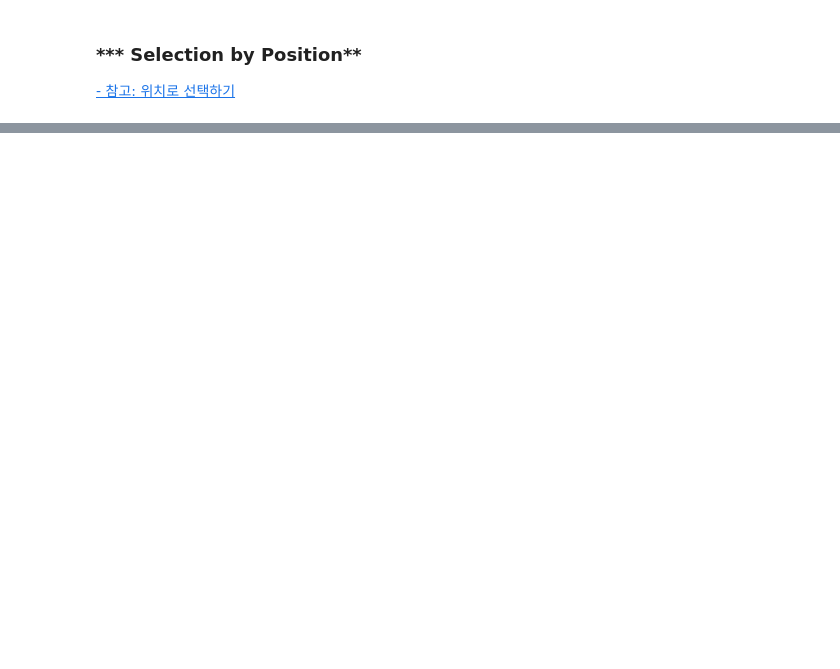
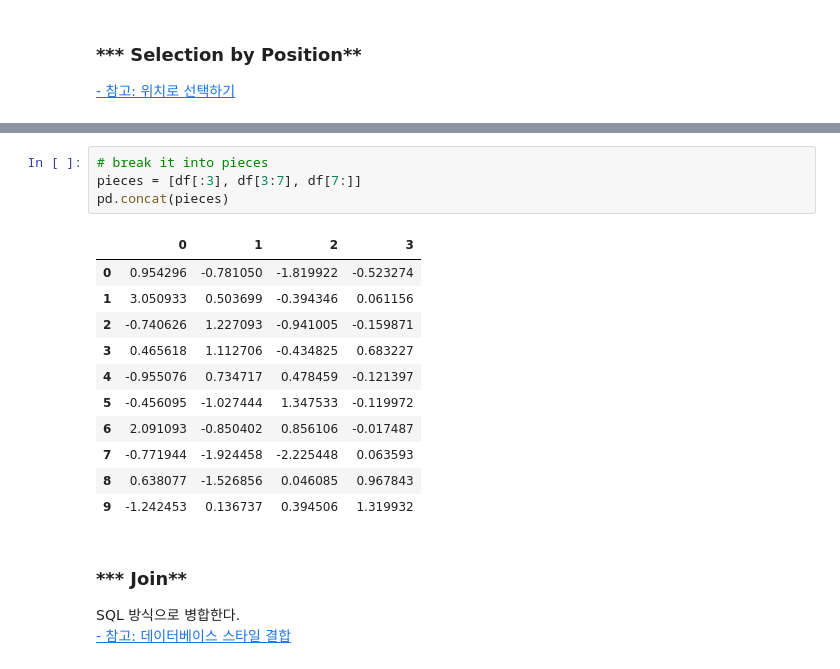
Before and after one commit to ne-choi/textbook, a Jupyter notebook: 10_minutes_to_pandas/Pandas_10분_완성.ipynb, the cells around one changed output, grey strips where cells are left out. Drawn from its saved outputs; the diff is of its cells as text; blank space fills up the shorter version.

```diff
--- a/10_minutes_to_pandas/Pandas_10분_완성.ipynb
+++ b/10_minutes_to_pandas/Pandas_10분_완성.ipynb
@@ -261,0 +580,20 @@ df.iloc[1:3, :]
+# %%
+# break it into pieces
+pieces = [df[:3], df[3:7], df[7:]]
+pd.concat(pieces)
+# %% [output]
+|  | 0 | 1 | 2 | 3 |
+| 0 | 0.954296 | -0.781050 | -1.819922 | -0.523274 |
+| 1 | 3.050933 | 0.503699 | -0.394346 | 0.061156 |
+| 2 | -0.740626 | 1.227093 | -0.941005 | -0.159871 |
+| 3 | 0.465618 | 1.112706 | -0.434825 | 0.683227 |
+| 4 | -0.955076 | 0.734717 | 0.478459 | -0.121397 |
+| 5 | -0.456095 | -1.027444 | 1.347533 | -0.119972 |
+| 6 | 2.091093 | -0.850402 | 0.856106 | -0.017487 |
+| 7 | -0.771944 | -1.924458 | -2.225448 | 0.063593 |
+| 8 | 0.638077 | -1.526856 | 0.046085 | 0.967843 |
+| 9 | -1.242453 | 0.136737 | 0.394506 | 1.319932 |
+# %% [markdown]
+### *** Join**
+SQL 방식으로 병합한다.
+[- 참고: 데이터베이스 스타일 결합](https://pandas.pydata.org/pandas-docs/stable/user_guide/merging.html)
```
Also changed, not shown: parts of 93 cells of this notebook.
